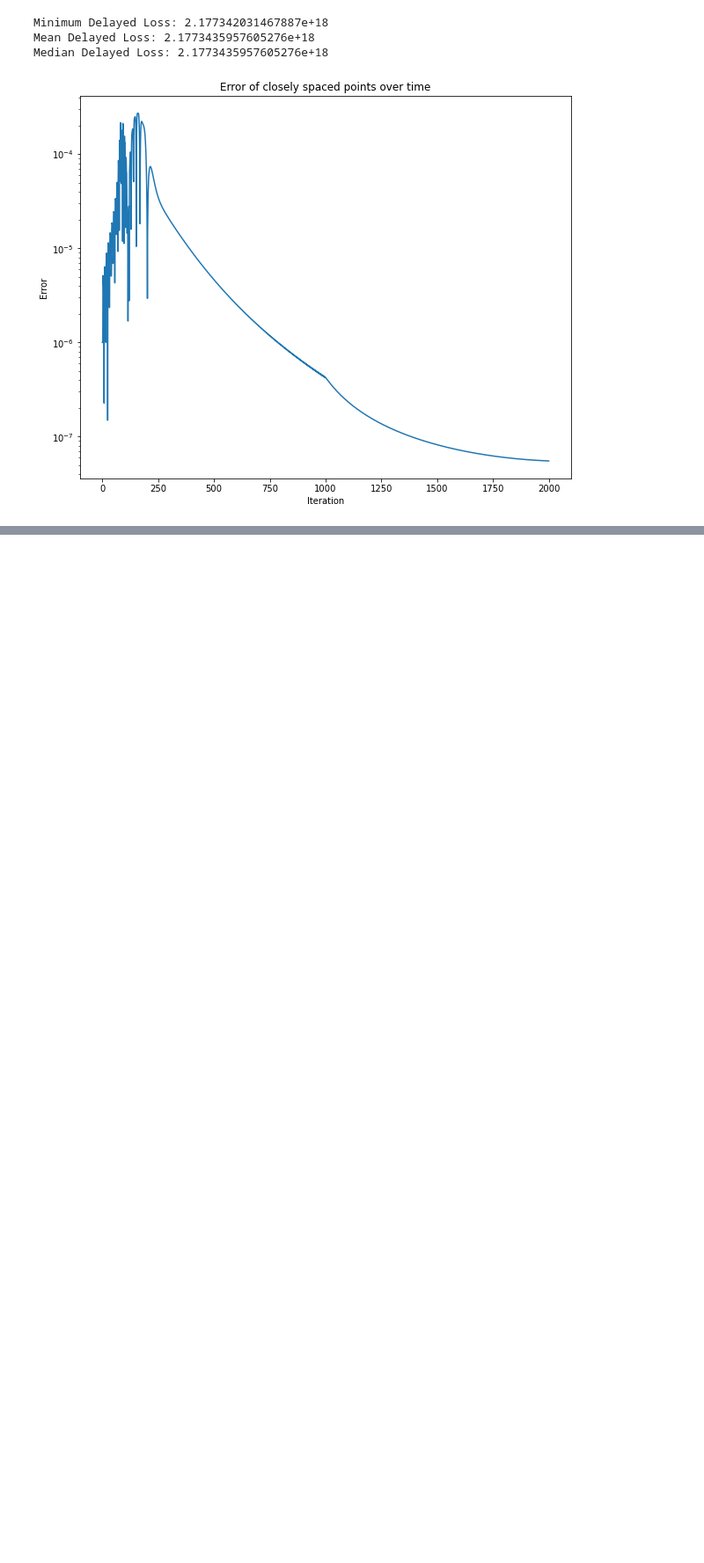
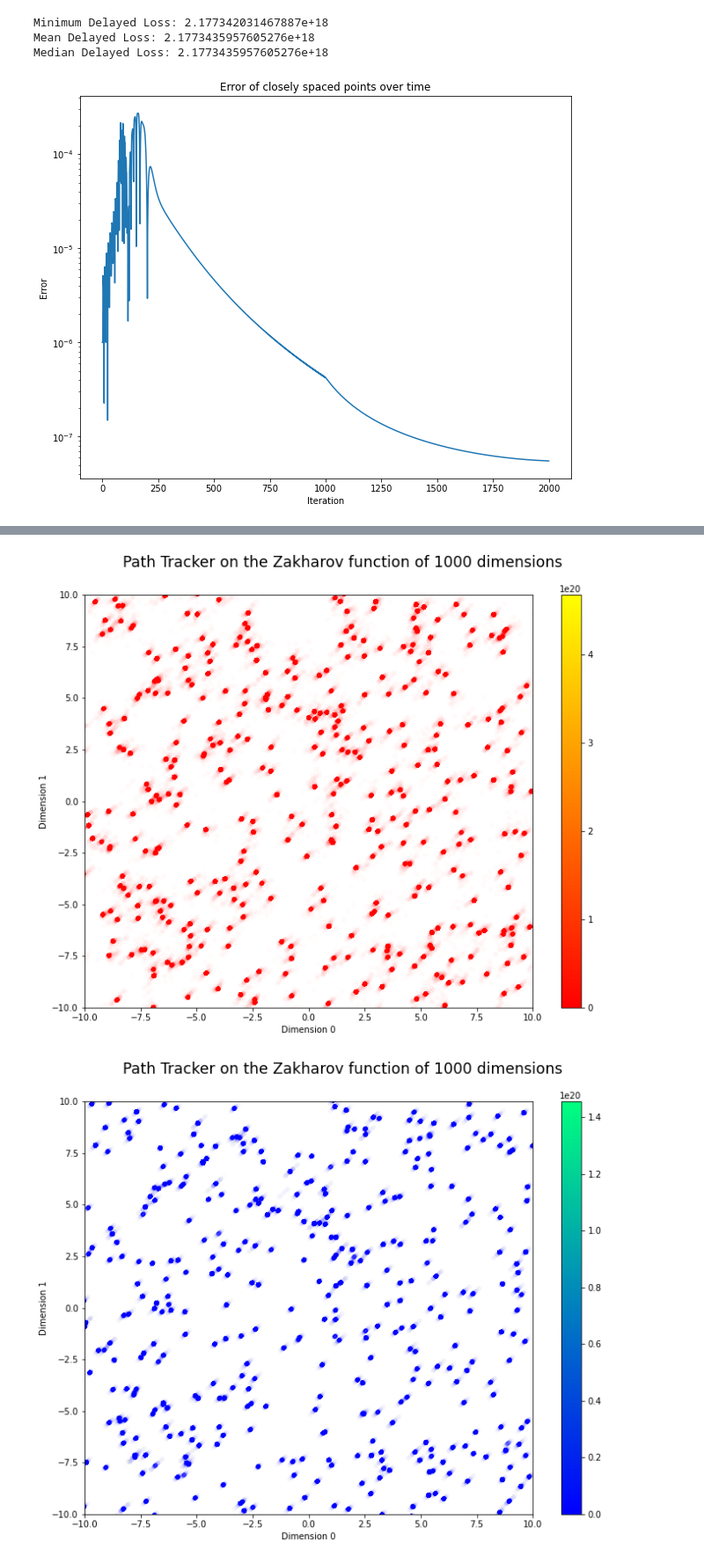
Before and after one commit to ebensonm/delay-optimizer, a Jupyter notebook: DelayEffects/ZakharovTimeDelays.ipynb, the cells around one changed output, grey strips where cells are left out. Shown at 88% size. Cells and saved outputs as stored; diff of their text form; code cells hidden in the pictures; blank space fills up the shorter version.

```diff
--- a/DelayEffects/ZakharovTimeDelays.ipynb
+++ b/DelayEffects/ZakharovTimeDelays.ipynb
@@ -455,0 +491,5 @@ Median Delayed Loss: 2.1773435957605276e+18
+# %%
+zak1000d.optimize(400, 'random', 'both', plots=[[True, 'path', 'loss'],[False, 'path', 'loss']])
+# %% [output]
+[figure, added]
+[figure, added]
```
Also changed, not shown: parts of 5 cells of this notebook.
